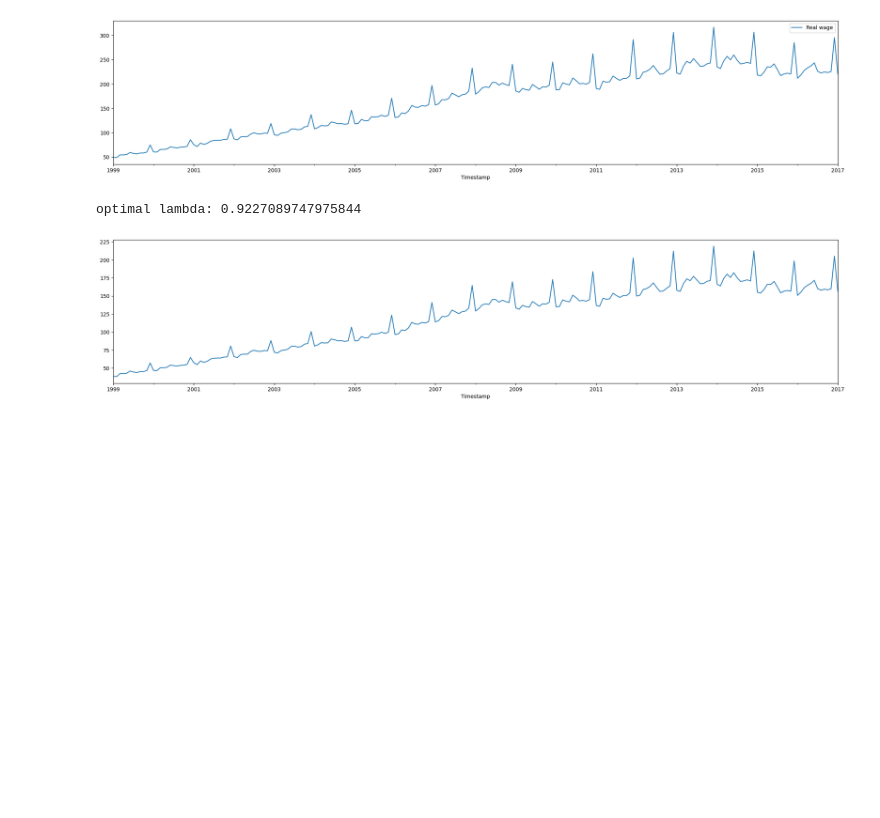
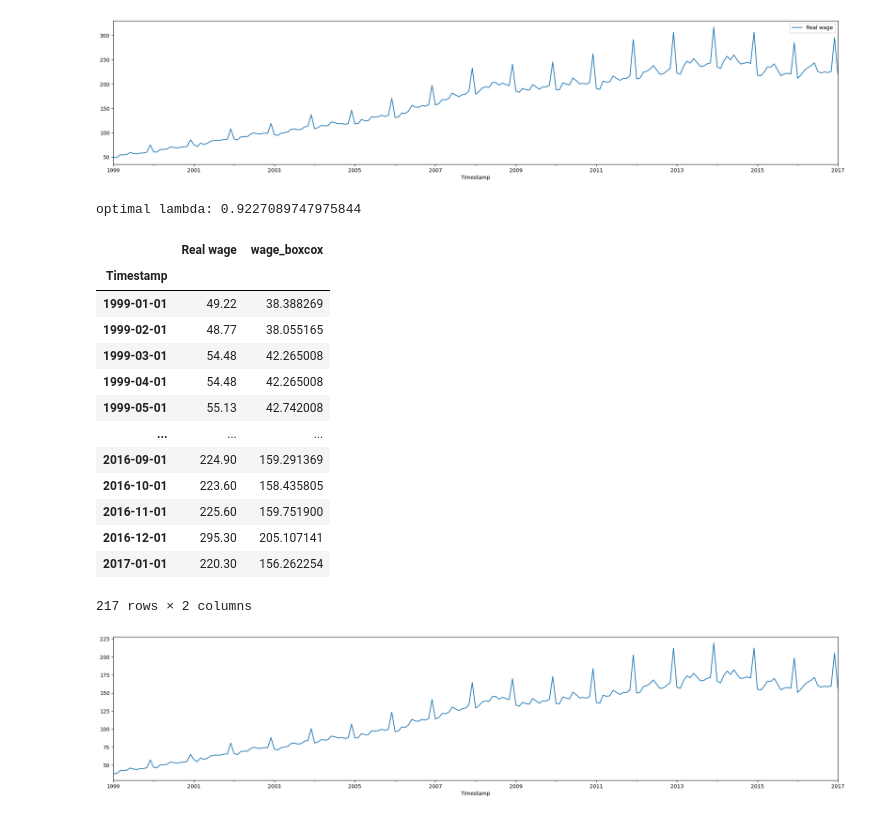
Before and after one commit to Bsshevchenko/Applied-ML-course, a Jupyter notebook: Lecture_projects/5.TimeSeries_StatsModels_intro.ipynb, the cells around one changed output. Cells and saved outputs as stored; diff of their text form; code cells hidden in the pictures; blank space fills up the shorter version.

```diff
--- a/Lecture_projects/5.TimeSeries_StatsModels_intro.ipynb
+++ b/Lecture_projects/5.TimeSeries_StatsModels_intro.ipynb
@@ -113,6 +113,23 @@ ts_wage_boxcox = deepcopy(ts_wage)
 print('optimal lambda:', stats.boxcox(ts_wage['Real wage'])[1])
 # %% [output]
 optimal lambda: 0.9227089747975844
+# %%
+ts_wage_boxcox
+# %% [output]
+|  | Real wage | wage_boxcox |
+| Timestamp |  |  |
+| 1999-01-01 | 49.22 | 38.388269 |
+| 1999-02-01 | 48.77 | 38.055165 |
+| 1999-03-01 | 54.48 | 42.265008 |
+| 1999-04-01 | 54.48 | 42.265008 |
+| 1999-05-01 | 55.13 | 42.742008 |
+| ... | ... | ... |
+| 2016-09-01 | 224.90 | 159.291369 |
+| 2016-10-01 | 223.60 | 158.435805 |
+| 2016-11-01 | 225.60 | 159.751900 |
+| 2016-12-01 | 295.30 | 205.107141 |
+| 2017-01-01 | 220.30 | 156.262254 |
+217 rows × 2 columns
 # %%
 ts_wage_boxcox['wage_boxcox'] = stats.boxcox(ts_wage['Real wage'])[0]
 ts_wage_boxcox['wage_boxcox'].plot(figsize=(25,5));
```
Also changed, not shown: 1 other file.
